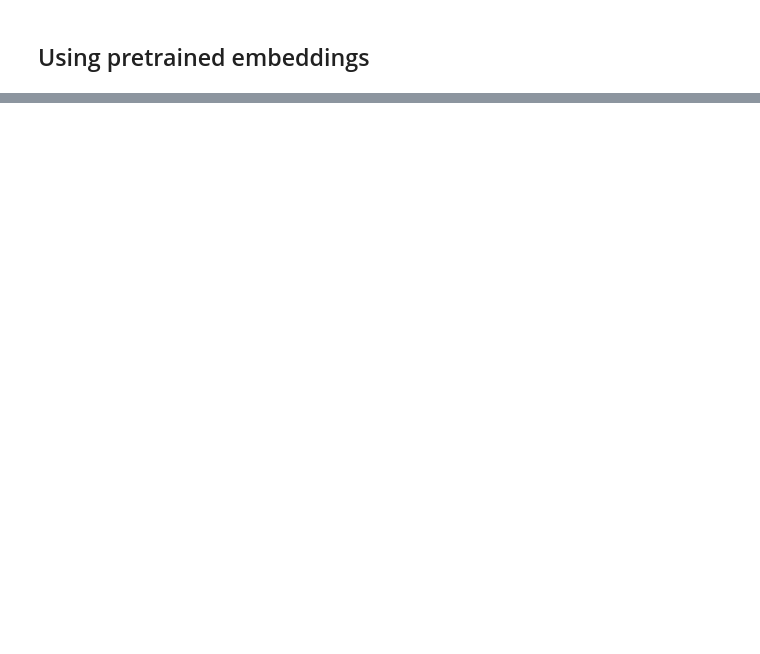
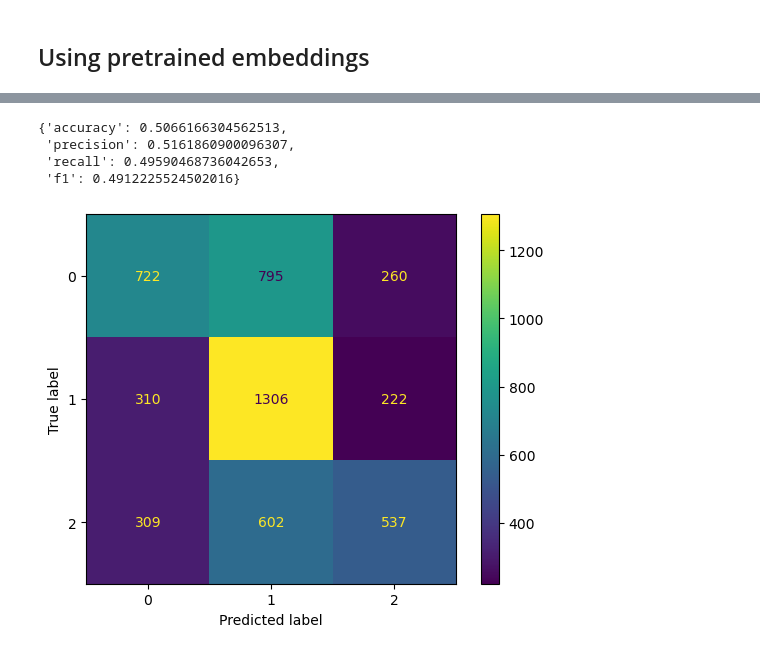
Before and after one commit to Nikelroid/Multi-Modal-Sentiment-Classification, a Jupyter notebook: Phase-2/phase2.ipynb, the cells around one changed output, grey strips where cells are left out. Saved outputs shown, nothing was run; the diff lists cells and outputs as text; code cells hidden in the pictures; blank space fills up the shorter version.

```diff
--- a/Phase-2/phase2.ipynb
+++ b/Phase-2/phase2.ipynb
@@ -666,0 +840,17 @@ eval(test_labels, model.predict(test_sent_embeddings))
+# %%
+model = Sequential()
+dropout = 0.2
+model.add(Dense(64, activation='relu', input_shape=(50,)))
+model.add(Dropout(dropout))
+model.add(Dense(32, activation='relu'))
+model.add(Dropout(dropout))
+model.add(Dense(16, activation='relu'))
+model.add(Dropout(dropout))
+model.add(Dense(3))
+
+model.compile(optimizer=Adam(learning_rate=0.001), loss='sparse_categorical_crossentropy', metrics=['accuracy'])
+# %%
+callback = ReduceLROnPlateau(monitor='loss', factor=0.2, patience=5, min_lr=1e-5)
+
+model.fit(np.array(train_text_embeddings), np.array(train_labels), epochs=25, batch_size=32,
+            validation_data=(np.array(dev_text_embeddings), np.array(dev_labels)), callbacks=[callback])
@@ -666,0 +876,3 @@ eval(test_labels, model.predict(test_sent_embeddings))
+# %%
+eval(dev_labels, model.predict(np.array(dev_text_embeddings)).argmax(axis=1))
+# %% [output]
@@ -666,0 +880,5 @@ eval(test_labels, model.predict(test_sent_embeddings))
+{'accuracy': 0.5066166304562513,
+ 'precision': 0.5161860900096307,
+ 'recall': 0.49590468736042653,
+ 'f1': 0.4912225524502016}
+[figure, added]
```
Also changed, not shown: parts of 64 cells of this notebook, 1 other file.
